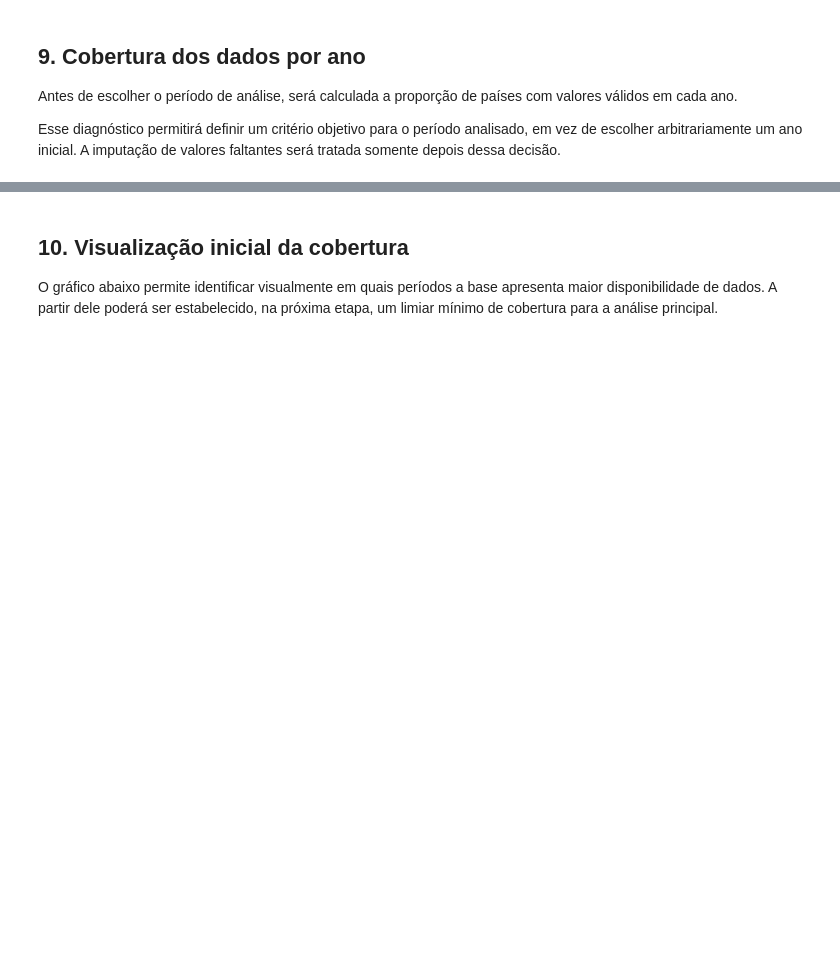
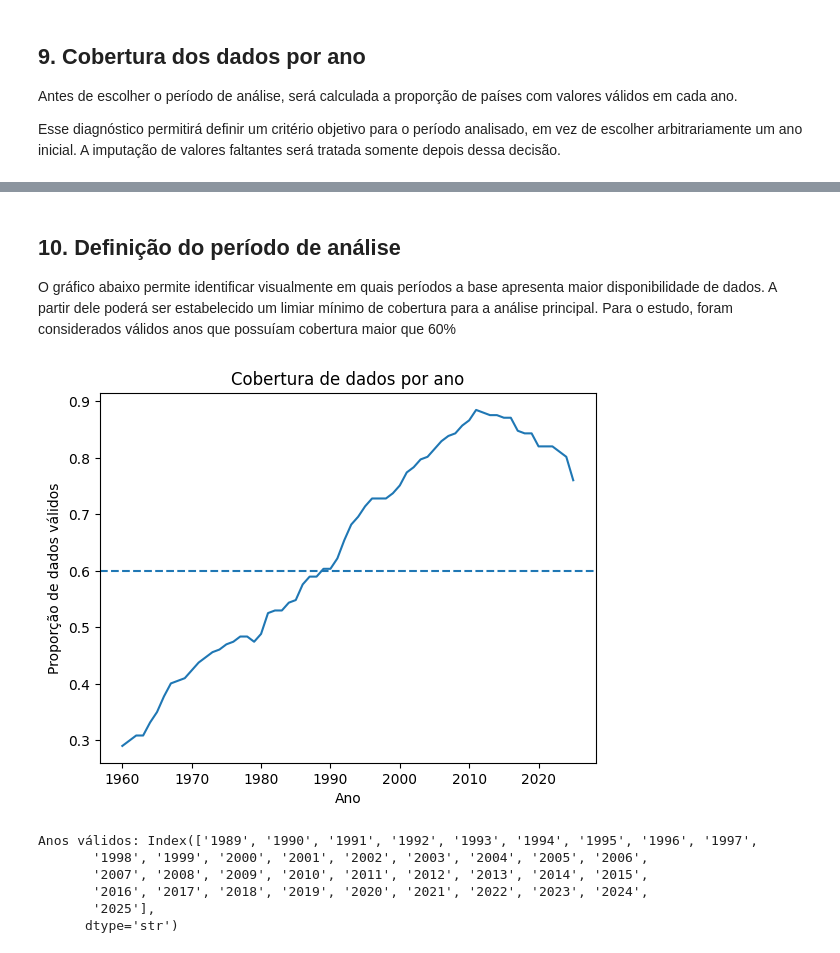
Before and after one commit to LeoPHP1/TP2_Data_science, a Jupyter notebook: TP2_inflacao.ipynb, the cells around one changed output, grey strips where cells are left out. Drawn from its saved outputs; the diff is of its cells as text; code cells hidden in the pictures; blank space fills up the shorter version.

```diff
--- a/TP2_inflacao.ipynb
+++ b/TP2_inflacao.ipynb
@@ -155,4 +223,4 @@ display(coverage_df.tail())
 # %% [markdown]
-## 10. Visualização inicial da cobertura
+## 10. Definição do período de análise
 
-O gráfico abaixo permite identificar visualmente em quais períodos a base apresenta maior disponibilidade de dados. A partir dele poderá ser estabelecido, na próxima etapa, um limiar mínimo de cobertura para a análise principal.
+O gráfico abaixo permite identificar visualmente em quais períodos a base apresenta maior disponibilidade de dados. A partir dele poderá ser estabelecido um limiar mínimo de cobertura para a análise principal. Para o estudo, foram considerados válidos anos que possuíam cobertura maior que 60%
@@ -166,0 +227,30 @@ plt.show()
+# %%
+# Definir mínimo de dados para ser considerado válido
+
+f_min_data = inflation_countries[year_columns].notna().mean()
+valid_years = f_min_data[f_min_data >= 0.60].index
+
+f_min_data.plot()
+
+plt.axhline(0.60, linestyle='--')
+plt.title("Cobertura de dados por ano")
+plt.ylabel("Proporção de dados válidos")
+plt.xlabel("Ano")
+
+plt.show()
+# %% [output]
+[figure, added]
+# %%
+# Filtrar apenas os anos válidos
+inflation_countries_filtered = inflation_countries[
+    ["Country Name", "Country Code", "Region", "IncomeGroup"] + list(valid_years)
+]
+
+print("Anos válidos:", valid_years)
+# %% [output]
+Anos válidos: Index(['1989', '1990', '1991', '1992', '1993', '1994', '1995', '1996', '1997',
+       '1998', '1999', '2000', '2001', '2002', '2003', '2004', '2005', '2006',
+       '2007', '2008', '2009', '2010', '2011', '2012', '2013', '2014', '2015',
+       '2016', '2017', '2018', '2019', '2020', '2021', '2022', '2023', '2024',
+       '2025'],
+      dtype='str')
```
Also changed, not shown: parts of 15 cells of this notebook.
